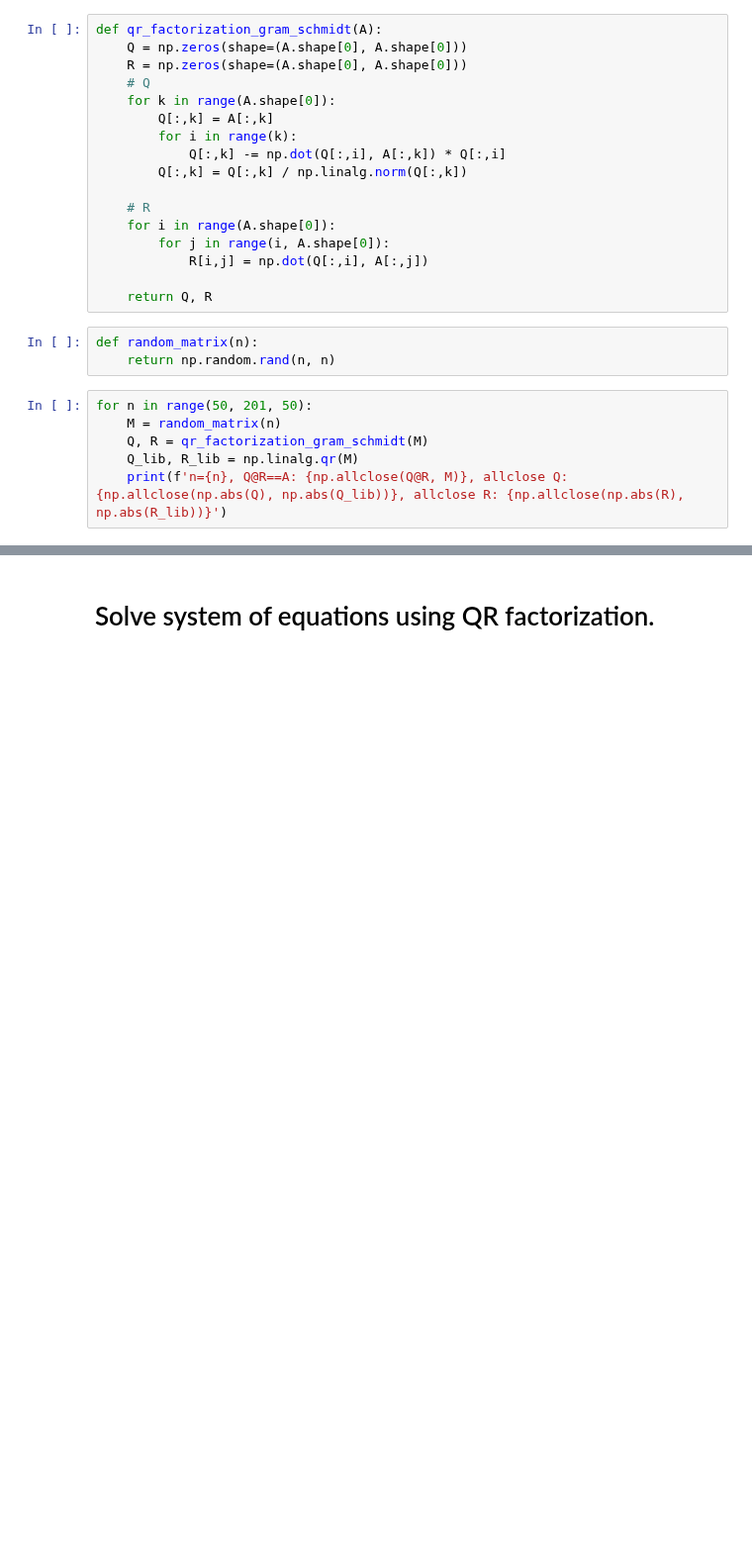
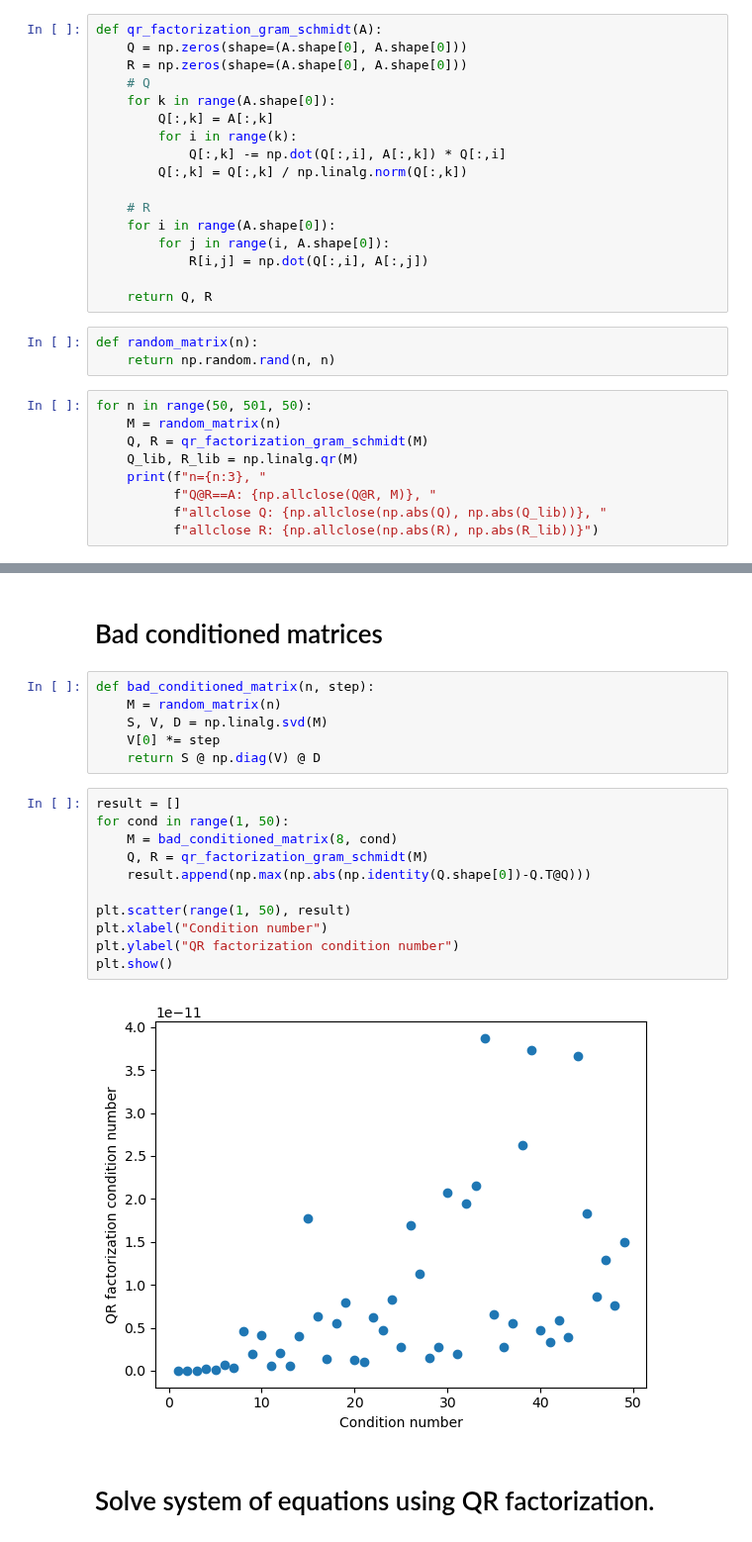
Before and after one commit to radoslawrolka/Computational_Methods_in_Science_and_Engineering, a Jupyter notebook: lab11/task1.ipynb, the cells around one changed output, grey strips where cells are left out. Shown at 99% size. Cells and saved outputs as stored; diff of their text form; blank space fills up the shorter version.

```diff
--- a/lab11/task1.ipynb
+++ b/lab11/task1.ipynb
@@ -24,9 +25,12 @@ def qr_factorization_gram_schmidt(A):
 def random_matrix(n):
     return np.random.rand(n, n)
 # %%
-for n in range(50, 201, 50):
+for n in range(50, 501, 50):
     M = random_matrix(n)
     Q, R = qr_factorization_gram_schmidt(M)
     Q_lib, R_lib = np.linalg.qr(M)
-    print(f'n={n}, Q@R==A: {np.allclose(Q@R, M)}, allclose Q: {np.allclose(np.abs(Q), np.abs(Q_lib))}, allclose R: {np.allclose(np.abs(R), np.abs(R_lib))}')
+    print(f"n={n:3}, "
+          f"Q@R==A: {np.allclose(Q@R, M)}, "
+          f"allclose Q: {np.allclose(np.abs(Q), np.abs(Q_lib))}, "
+          f"allclose R: {np.allclose(np.abs(R), np.abs(R_lib))}")
 # %% [output]
@@ -37,3 +47,24 @@ n=200, Q@R==A: True, allclose Q: True, allclose R: True
+# %% [markdown]
+# Bad conditioned matrices
+# %%
+def bad_conditioned_matrix(n, step):
+    M = random_matrix(n)
+    S, V, D = np.linalg.svd(M)
+    V[0] *= step
+    return S @ np.diag(V) @ D
+# %%
+result = []
+for cond in range(1, 50):
+    M = bad_conditioned_matrix(8, cond)
+    Q, R = qr_factorization_gram_schmidt(M)
+    result.append(np.max(np.abs(np.identity(Q.shape[0])-Q.T@Q)))
+
+plt.scatter(range(1, 50), result)
+plt.xlabel("Condition number")
+plt.ylabel("QR factorization condition number")
+plt.show()
+# %% [output]
+[figure, added]
 # %% [markdown]
 # Solve system of equations using QR factorization.
 # %% [markdown]
```
Also changed, not shown: parts of 3 cells of this notebook.
